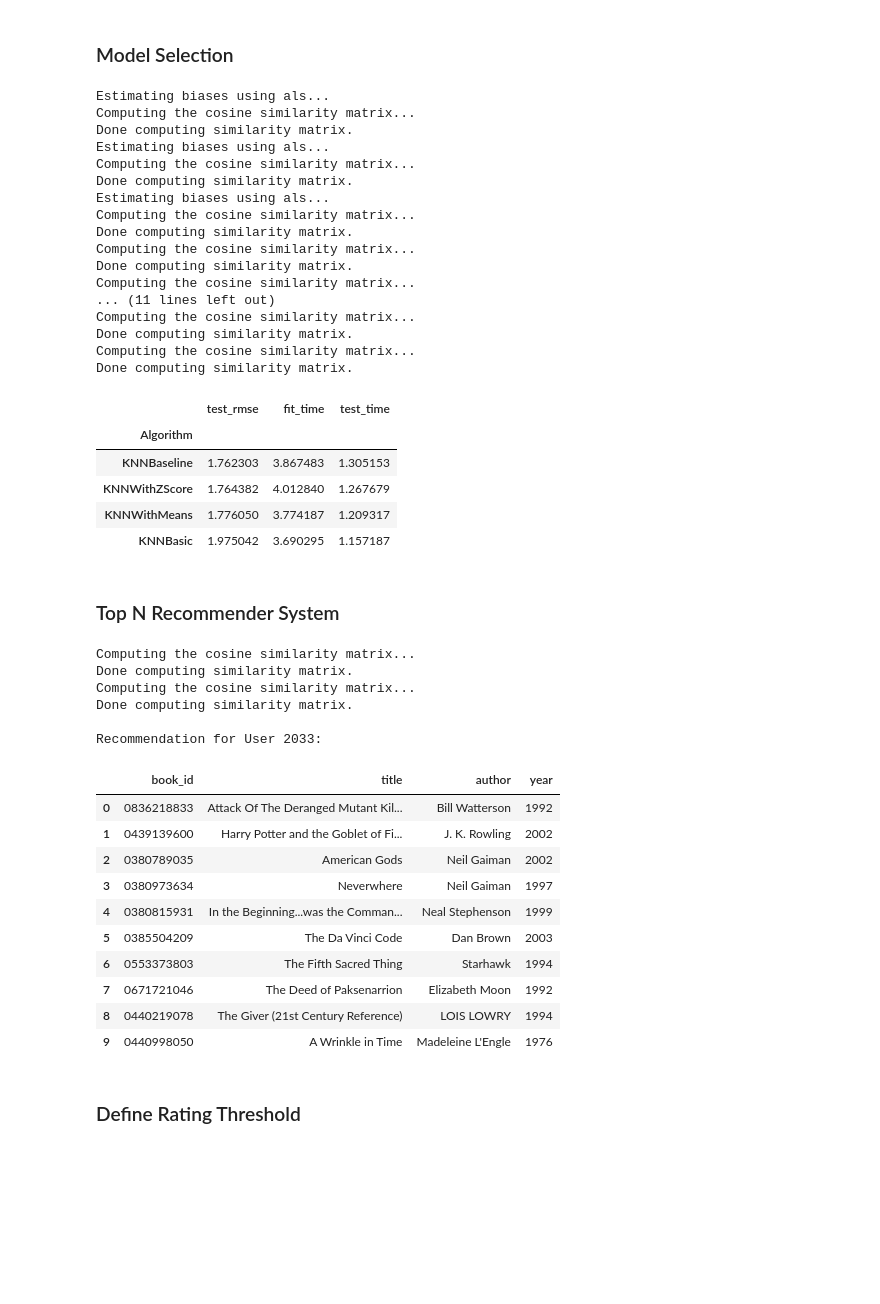
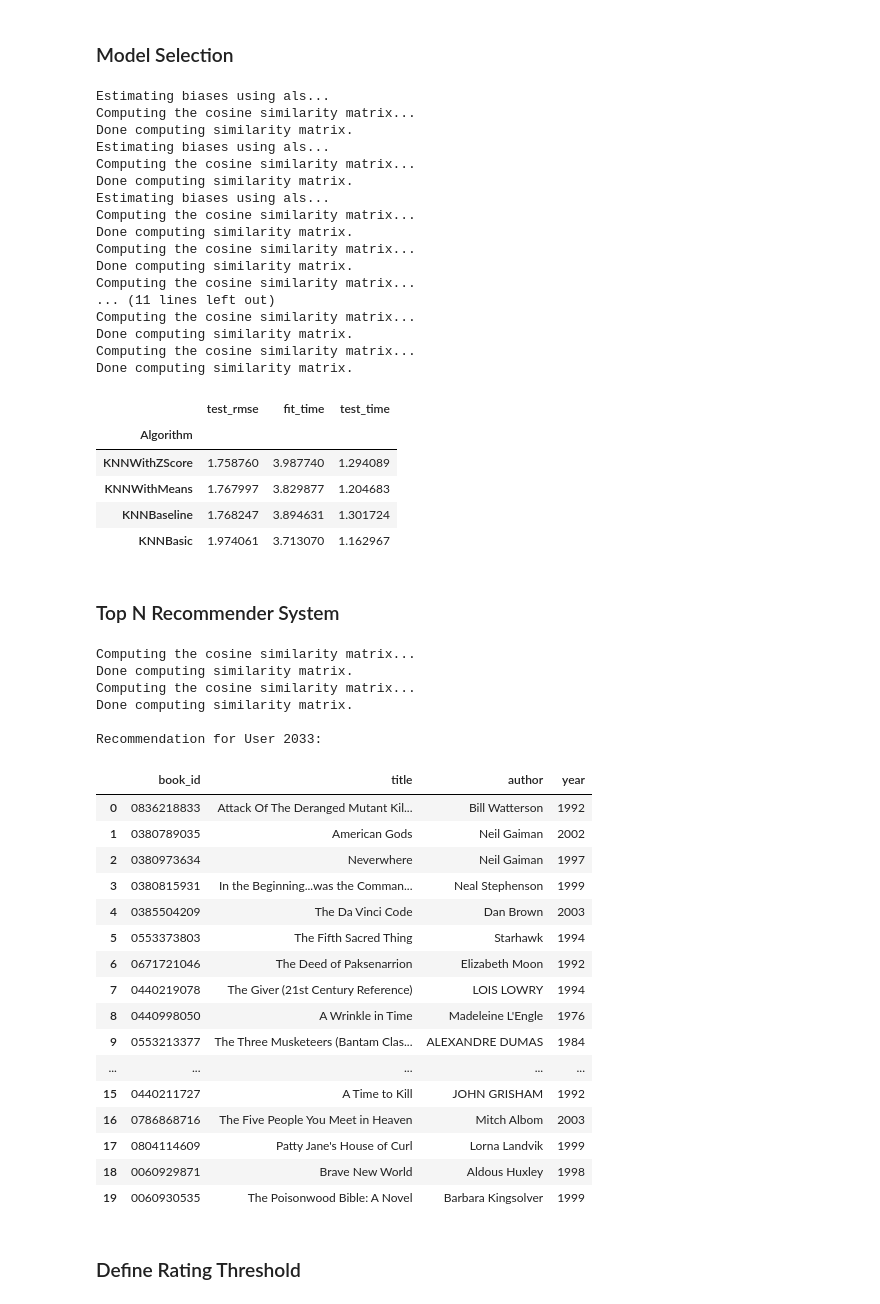
Before and after one commit to ppeyliang/book-recommender, a Jupyter notebook: capstone_project.ipynb, the cells around one changed output. Cells and saved outputs as stored; diff of their text form; code cells hidden in the pictures; blank space fills up the shorter version.

```diff
--- a/capstone_project.ipynb
+++ b/capstone_project.ipynb
@@ -238,3 +247,5 @@ year         63
 publisher    890
 image        14981
 dtype: int64
+# %%
+cf['year'] = cf['year'].astype(int)
@@ -360,16 +384,16 @@ Computing the cosine similarity matrix...
 Done computing similarity matrix.
 |  | test_rmse | fit_time | test_time |
 | Algorithm |  |  |  |
-| KNNBaseline | 1.762303 | 3.867483 | 1.305153 |
-| KNNWithZScore | 1.764382 | 4.012840 | 1.267679 |
-| KNNWithMeans | 1.776050 | 3.774187 | 1.209317 |
-| KNNBasic | 1.975042 | 3.690295 | 1.157187 |
+| KNNWithZScore | 1.758760 | 3.987740 | 1.294089 |
+| KNNWithMeans | 1.767997 | 3.829877 | 1.204683 |
+| KNNBaseline | 1.768247 | 3.894631 | 1.301724 |
+| KNNBasic | 1.974061 | 3.713070 | 1.162967 |
 # %% [markdown]
 ### Top N Recommender System
 # %%
 # Build recommendation system using KNNWithZScore.
 testSubject = 2033
-k = 10
+k = 20
 
 trainset = data.build_full_trainset()
 
@@ -419,7 +443,7 @@ for itemID, rating in trainset.ur[testUserInnerID]:
     read[itemID] = 1
 
 # Get top-rated items from similar users.
-def get_top_n(candidates, testSubject=testSubject, k=10):
+def get_top_n(candidates, testSubject=testSubject, k=20):
     '''Return the top-N recommendation for each user from a set of candidates.
 
     Args:
@@ -440,42 +464,48 @@ def get_top_n(candidates, testSubject=testSubject, k=10):
 
     for itemID, rating in sorted(candidates.items(), key=itemgetter(1), reverse=True):
         if not itemID in read:
             bookID = trainset.to_raw_iid(itemID)
             title = cf[cf['ISBN'] == bookID].title.unique()[0]
             author = cf[cf['ISBN'] == bookID].author.unique()[0]
             year = cf[cf['ISBN'] == bookID].year.unique()[0]
 
             results['book_id'].append(bookID)
             results['title'].append(title)
             results['author'].append(author)
             results['year'].append(int(year))
 
             pos += 1
             if (pos == k):
                 break
 
     print('Recommendation for User {}:'.format(testSubject))
     return pd.DataFrame(results)
 
 get_top_n(candidates)
 # %% [output]
 Computing the cosine similarity matrix...
 Done computing similarity matrix.
 Computing the cosine similarity matrix...
 Done computing similarity matrix.
 
 Recommendation for User 2033:
 |  | book_id | title | author | year |
 | 0 | 0836218833 | Attack Of The Deranged Mutant Kil... | Bill Watterson | 1992 |
-| 1 | 0439139600 | Harry Potter and the Goblet of Fi... | J. K. Rowling | 2002 |
-| 2 | 0380789035 | American Gods | Neil Gaiman | 2002 |
-| 3 | 0380973634 | Neverwhere | Neil Gaiman | 1997 |
-| 4 | 0380815931 | In the Beginning...was the Comman... | Neal Stephenson | 1999 |
-| 5 | 0385504209 | The Da Vinci Code | Dan Brown | 2003 |
-| 6 | 0553373803 | The Fifth Sacred Thing | Starhawk | 1994 |
-| 7 | 0671721046 | The Deed of Paksenarrion | Elizabeth Moon | 1992 |
-| 8 | 0440219078 | The Giver (21st Century Reference) | LOIS LOWRY | 1994 |
-| 9 | 0440998050 | A Wrinkle in Time | Madeleine L'Engle | 1976 |
+| 1 | 0380789035 | American Gods | Neil Gaiman | 2002 |
+| 2 | 0380973634 | Neverwhere | Neil Gaiman | 1997 |
+| 3 | 0380815931 | In the Beginning...was the Comman... | Neal Stephenson | 1999 |
+| 4 | 0385504209 | The Da Vinci Code | Dan Brown | 2003 |
+| 5 | 0553373803 | The Fifth Sacred Thing | Starhawk | 1994 |
+| 6 | 0671721046 | The Deed of Paksenarrion | Elizabeth Moon | 1992 |
+| 7 | 0440219078 | The Giver (21st Century Reference) | LOIS LOWRY | 1994 |
+| 8 | 0440998050 | A Wrinkle in Time | Madeleine L'Engle | 1976 |
+| 9 | 0553213377 | The Three Musketeers (Bantam Clas... | ALEXANDRE DUMAS | 1984 |
+| ... | ... | ... | ... | ... |
+| 15 | 0440211727 | A Time to Kill | JOHN GRISHAM | 1992 |
+| 16 | 0786868716 | The Five People You Meet in Heaven | Mitch Albom | 2003 |
+| 17 | 0804114609 | Patty Jane's House of Curl | Lorna Landvik | 1999 |
+| 18 | 0060929871 | Brave New World | Aldous Huxley | 1998 |
+| 19 | 0060930535 | The Poisonwood Bible: A Novel | Barbara Kingsolver | 1999 |
 # %% [markdown]
 ### Define Rating Threshold
 # %%
```
Also changed, not shown: parts of 16 cells of this notebook, 3 other files.
